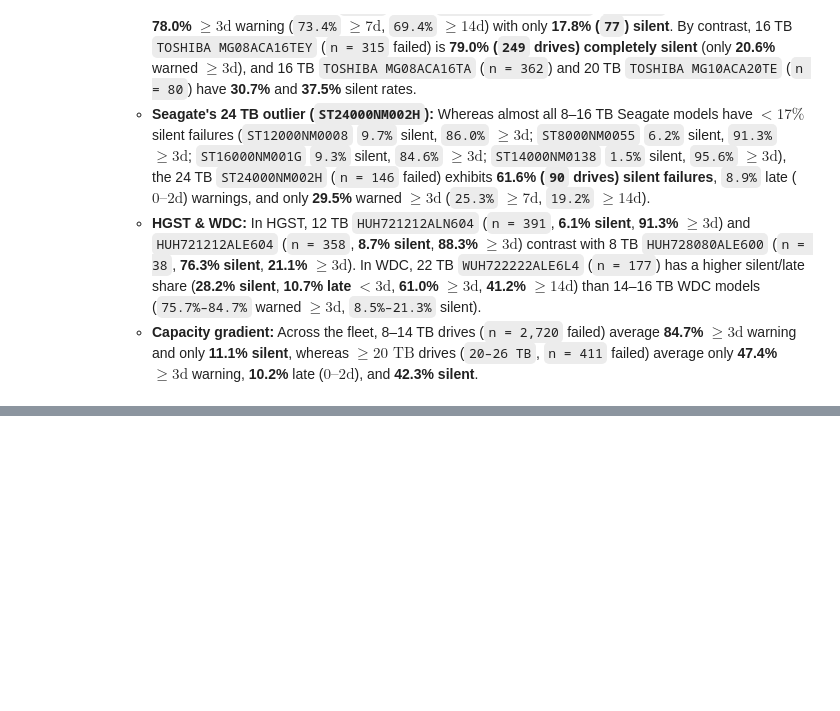
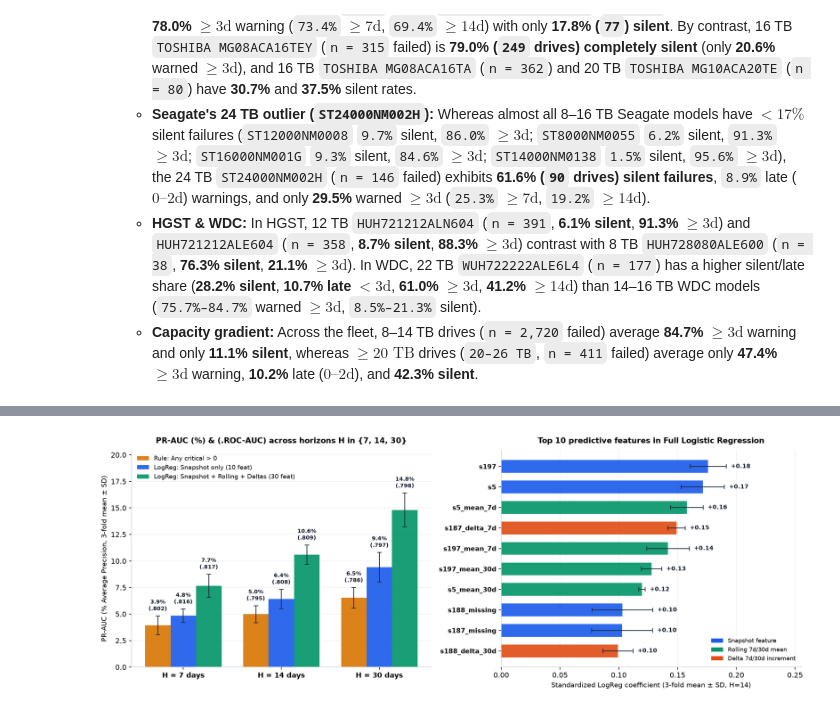
Before and after one commit to tarteeg/disk-failure-analysis, a Jupyter notebook: notebooks/eda_full_2025.ipynb, the cells around one changed output, grey strips where cells are left out. Drawn from its saved outputs; the diff is of its cells as text; code cells hidden in the pictures; blank space fills up the shorter version.

```diff
--- a/notebooks/eda_full_2025.ipynb
+++ b/notebooks/eda_full_2025.ipynb
@@ -2158,0 +2407,85 @@ Capacity & capacity-band summary:
+# %%
+# Section 8.3: Baselines comparison across H in {7, 14, 30} over the 3 forward-chaining folds
+BASE_SUMMARY_CSV = cfg.cache_dir / "baselines_summary_metrics.csv"
+COEF_SUMMARY_CSV = cfg.cache_dir / "logreg_feature_coefficients.csv"
+
+baselines_summary_df = pd.read_csv(BASE_SUMMARY_CSV)
+coef_summary_df = pd.read_csv(COEF_SUMMARY_CSV)
+
+base_disp = (
+    baselines_summary_df.assign(
+        roc_auc=lambda d: d["roc_auc_mean"].map(lambda x: f"{x:.3f}") + " ± " + d["roc_auc_std"].map(lambda x: f"{x:.3f}"),
+        pr_auc_pct=lambda d: (d["pr_auc_mean"]*100).map(lambda x: f"{x:.2f}%") + " ± " + (d["pr_auc_std"]*100).map(lambda x: f"{x:.2f}%"),
+        row_recall_mean=lambda d: d["row_recall_mean"].round(2),
+        row_prec_mean=lambda d: d["row_prec_mean"].round(2),
+        row_fpr_mean=lambda d: d["row_fpr_mean"].round(2),
+        alert_rate_mean=lambda d: d["alert_rate_mean"].round(2),
+        ep_recall_any_mean=lambda d: d["ep_recall_any_mean"].round(2),
+        ep_recall_ge3d_mean=lambda d: d["ep_recall_ge3d_mean"].round(2),
+        ep_recall_ge7d_mean=lambda d: d["ep_recall_ge7d_mean"].round(2),
+        ep_recall_ge14d_mean=lambda d: d["ep_recall_ge14d_mean"].round(2),
+        med_lead_mean=lambda d: d["med_lead_mean"].round(1),
+    )[[
+        "H_days", "model", "pr_auc_pct", "roc_auc",
+        "row_recall_mean", "row_prec_mean", "row_fpr_mean", "alert_rate_mean",
+        "ep_recall_any_mean", "ep_recall_ge3d_mean", "ep_recall_ge7d_mean", "ep_recall_ge14d_mean", "med_lead_mean"
+    ]]
+    .rename(columns={
+        "H_days": "H (d)",
+        "model": "Baseline model",
+        "pr_auc_pct": "PR-AUC (3-fold)",
+        "roc_auc": "ROC-AUC (3-fold)",
+        "row_recall_mean": "Row Recall (%)",
+        "row_prec_mean": "Row Prec (%)",
+        "row_fpr_mean": "Row FPR (%)",
+        "alert_rate_mean": "Alert Rate (%)",
+        "ep_recall_any_mean": "Ep Recall Any (%)",
+        "ep_recall_ge3d_mean": "Ep Recall >=3d (%)",
+        "ep_recall_ge7d_mean": "Ep Recall >=7d (%)",
+        "ep_recall_ge14d_mean": "Ep Recall >=14d (%)",
+        "med_lead_mean": "Med Lead (d)",
+    })
+    .set_index(["H (d)", "Baseline model"])
+)
+display(base_disp)
+
+# Plot PR-AUC & ROC-AUC across horizons + top 10 standardized Logistic Regression coefficients
+fig, axes = plt.subplots(1, 2, figsize=(14, 5.2), dpi=160)
+ax = axes[0]
+horizons = [7, 14, 30]
+hx = np.arange(len(horizons))
+mw = 0.26
+models_order = [
+    ("1. Rule: Any critical > 0", "Rule: Any critical > 0", "#D97706"),
+    ("2. LogReg: Snapshot only (10 feat)", "LogReg: Snapshot only (10 feat)", "#1D5DEC"),
+    ("3. LogReg: Snapshot + Rolling + Deltas (30 feat)", "LogReg: Snapshot + Rolling + Deltas (30 feat)", "#059669"),
+]
+for i, (m_key, m_label, color) in enumerate(models_order):
+    sub_m = baselines_summary_df[baselines_summary_df["model"] == m_key].sort_values("H_days")
+    pr_means = sub_m["pr_auc_mean"].values * 100.0
+    pr_stds = sub_m["pr_auc_std"].values * 100.0
+    roc_means = sub_m["roc_auc_mean"].values
+    bars = ax.bar(hx + (i - 1)*mw, pr_means, width=mw, yerr=pr_stds, capsize=3, color=color, alpha=0.92, label=m_label)
+    for bar, pr_v, pr_s, roc_v in zip(bars, pr_means, pr_stds, roc_means):
+        ax.text(bar.get_x() + bar.get_width()/2, pr_v + pr_s + 0.35, f"{pr_v:.1f}%\n(.{int(round(roc_v*1000)):03d})", ha="center", va="bottom", fontsize=7.8, fontweight="bold")
+ax.set_xticks(hx)
+ax.set_xticklabels([f"H = {h} days" for h in horizons], fontweight="bold")
+ax.set_ylabel("PR-AUC (% Average Precision, 3-fold mean ± SD)")
+ax.set_title("PR-AUC (%) & (.ROC-AUC) across horizons H in {7, 14, 30}", fontweight="bold")
+ax.legend(frameon=False, fontsize=8.5, loc="upper left")
+ax.set_ylim(0, max(baselines_summary_df["pr_auc_mean"]*100.0) * 1.38)
+
+ax2 = axes[1]
+top_coefs = coef_summary_df.head(10).iloc[::-1]
+cy = np.arange(len(top_coefs))
+c_colors = ["#E04F16" if "delta" in f else ("#059669" if "mean" in f else "#1D5DEC") for f in top_coefs["feature"]]
+ax2.barh(cy, top_coefs["coef_mean"], xerr=top_coefs["coef_std"], capsize=3, color=c_colors, alpha=0.92, height=0.62)
+for idx_c, (val_c, std_c) in enumerate(zip(top_coefs["coef_mean"], top_coefs["coef_std"])):
+    ax2.text(val_c + std_c + 0.004, idx_c, f"+{val_c:.2f}", va="center", ha="left", fontsize=8.2, fontweight="bold")
+ax2.set_yticks(cy)
+ax2.set_yticklabels(top_coefs["feature"], fontweight="bold")
+ax2.set_xlabel("Standardized LogReg coefficient (3-fold mean ± SD, H=14)")
+ax2.set_title("Top 10 predictive features in Full Logistic Regression", fontweight="bold")
+ax2.set_xlim(0, 0.255)
+finish(fig, "baselines_comparison")
+# %% [output]
@@ -2158,0 +2503 @@ Capacity & capacity-band summary:
+[figure, added]
```
Also changed, not shown: parts of 9 cells of this notebook, 3 other files.
